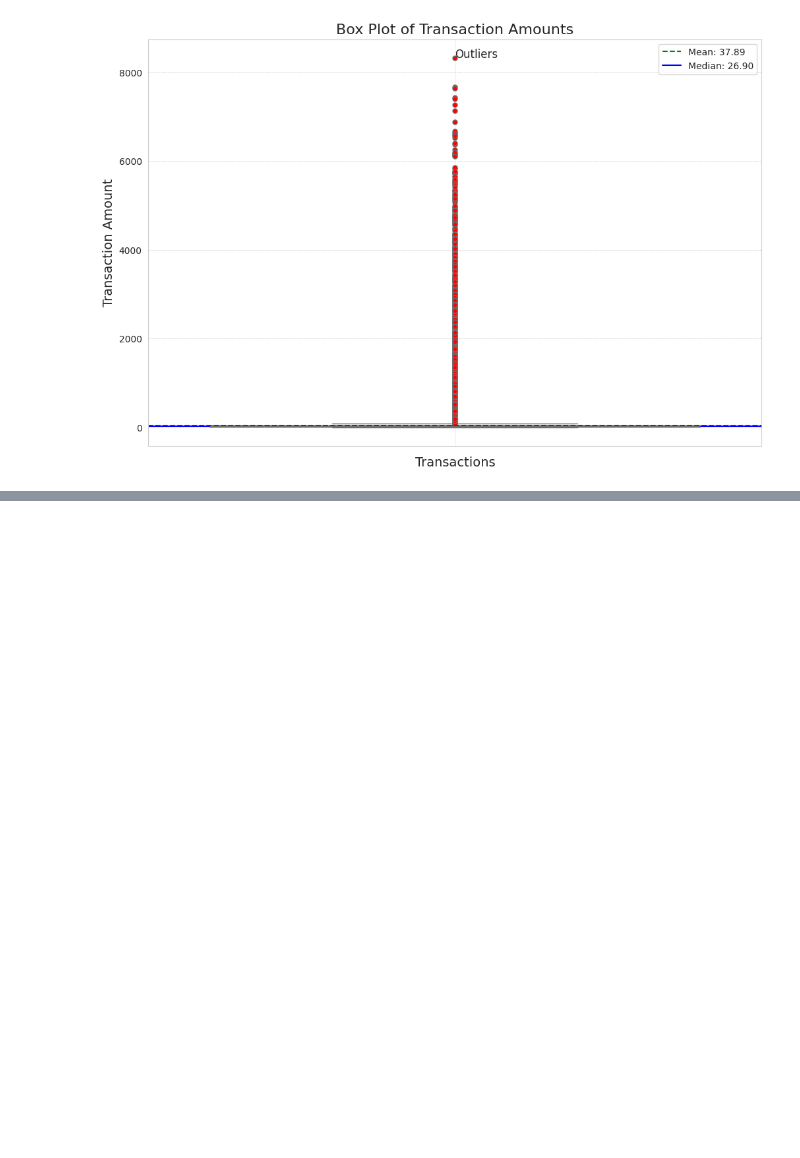
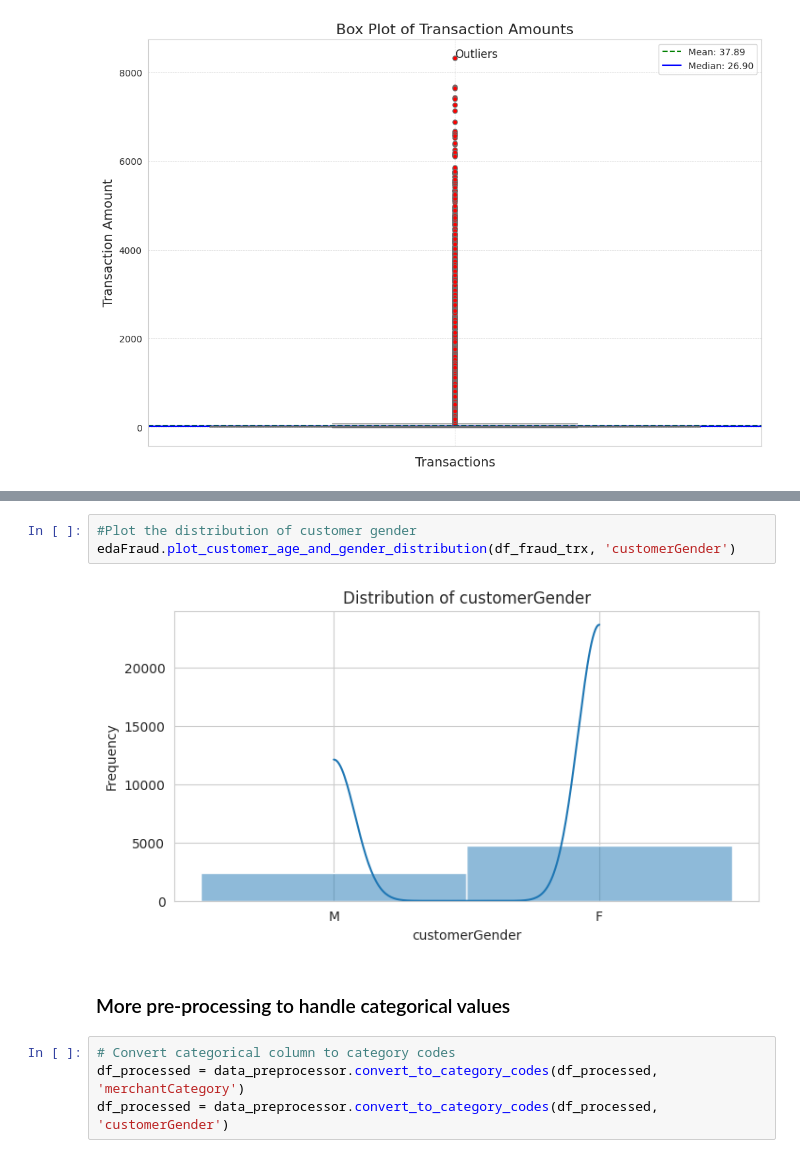
Before and after one commit to 21062872/fraud-detection-rag, a Jupyter notebook: code_files/main.ipynb, the cells around one changed output, grey strips where cells are left out. Drawn from its saved outputs; the diff is of its cells as text; blank space fills up the shorter version.

Commit message:
more pre-processing done

```diff
--- a/code_files/main.ipynb
+++ b/code_files/main.ipynb
@@ -320,0 +385,11 @@ eda.plot_amount_boxplot(df_processed)
+# %%
+#Plot the distribution of customer gender
+edaFraud.plot_customer_age_and_gender_distribution(df_fraud_trx, 'customerGender')
+# %% [output]
+[figure, added]
+# %% [markdown]
+### More pre-processing to handle categorical values
+# %%
+# Convert categorical column to category codes
+df_processed = data_preprocessor.convert_to_category_codes(df_processed, 'merchantCategory')
+df_processed = data_preprocessor.convert_to_category_codes(df_processed, 'customerGender')
```
Also changed, not shown: parts of 15 cells of this notebook.
